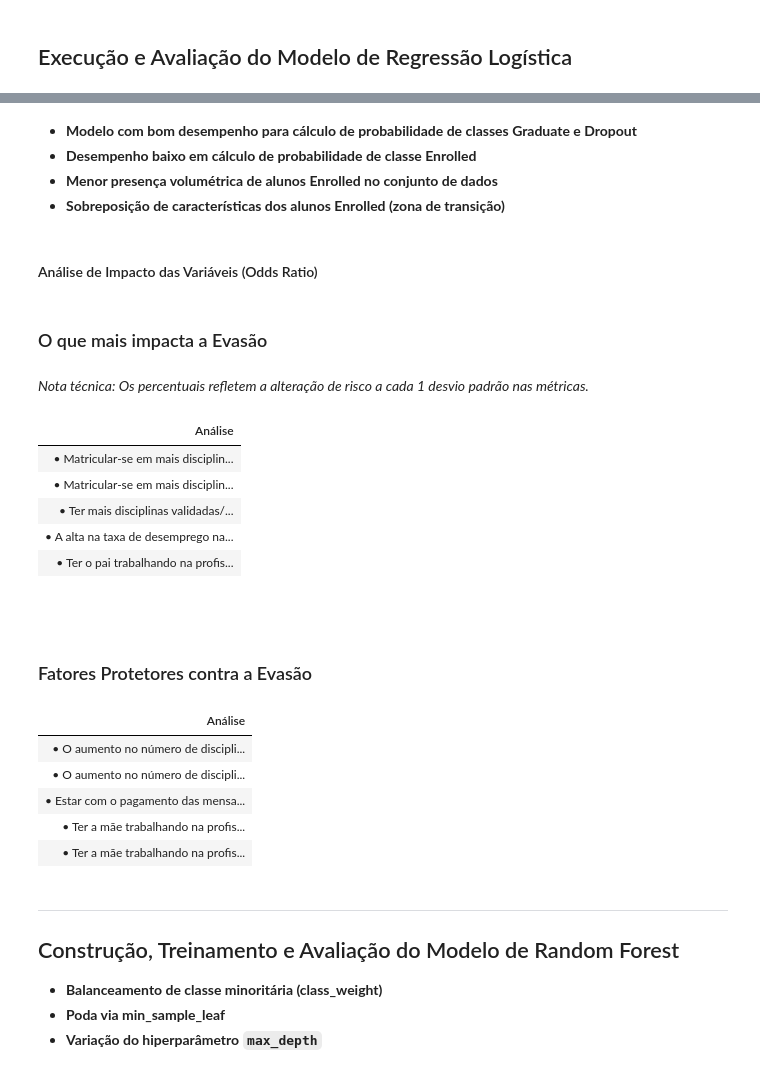
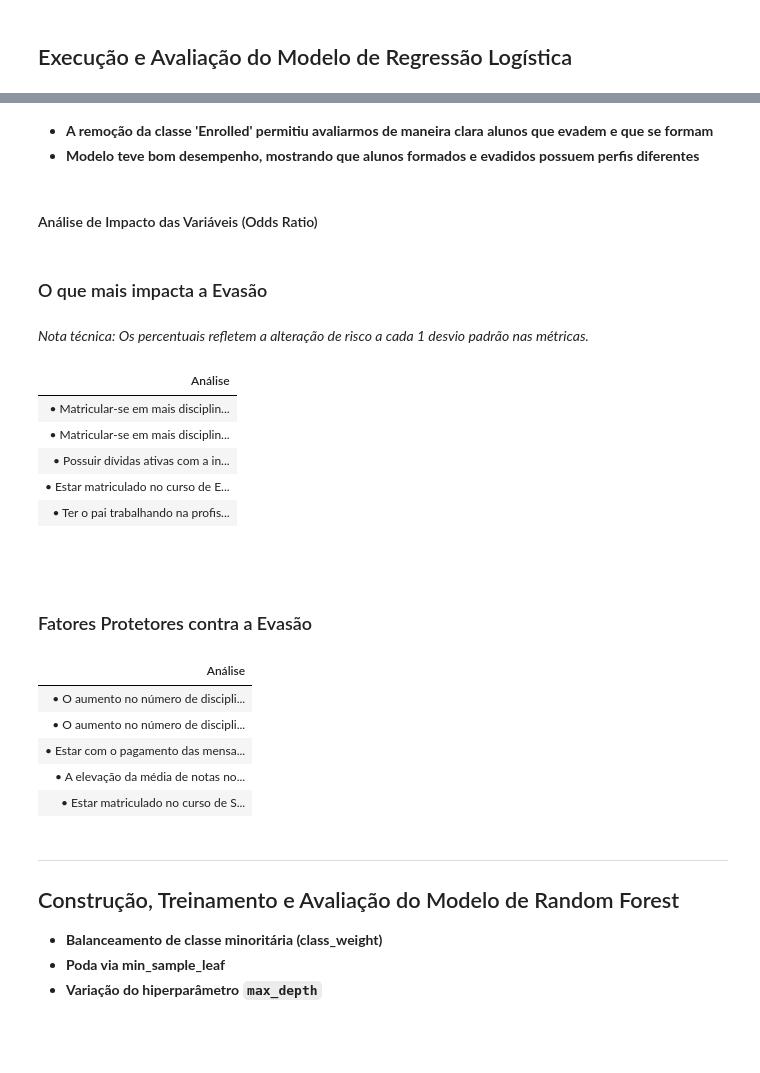
Before and after one commit to eduardo-de-bastiani/T1_IA, a Jupyter notebook: T1_IA.ipynb, the cells around one changed output, grey strips where cells are left out. Saved outputs shown, nothing was run; the diff lists cells and outputs as text; code cells hidden in the pictures; blank space fills up the shorter version.

```diff
--- a/T1_IA.ipynb
+++ b/T1_IA.ipynb
@@ -566,4 +566,6 @@ df_dropout = pd.get_dummies(df_dropout, columns=colunas_categoricas_disfarcadas,
 # %%
+df_dropout = df_dropout[df_dropout['Target'] != 'Enrolled']
+
 X = df_dropout.drop('Target', axis=1)
 y_raw = df_dropout['Target']
 
@@ -655,8 +654,6 @@ plt.show()
 # %% [markdown]
-- **Modelo com bom desempenho para cálculo de probabilidade de classes Graduate e Dropout**
-- **Desempenho baixo em cálculo de probabilidade de classe Enrolled**
-- **Menor presença volumétrica de alunos Enrolled no conjunto de dados**
-- **Sobreposição de características dos alunos Enrolled (zona de transição)**
+- **A remoção da classe 'Enrolled' permitiu avaliarmos de maneira clara alunos que evadem e que se formam**
+- **Modelo teve bom desempenho, mostrando que alunos formados e evadidos possuem perfis diferentes**
 # %% [markdown]
 #### Análise de Impacto das Variáveis (Odds Ratio)
 # %%
@@ -734,42 +731,41 @@ def criar_frase_explicativa(coluna_original, variacao_perc):
 
     return f"{sujeito} {verbo} o risco de evasão em {impacto_formatado}."
 
-idx_dropout = list(label_encoder_dropout.classes_).index('Dropout')
-coeficientes_dropout = lr_model.coef_[idx_dropout]
+coeficientes_dropout = -lr_model.coef_[0]
 
 df_impacto = pd.DataFrame({
     'Indicador Original': X.columns,
     'Coeficiente': coeficientes_dropout,
     'Odds_Ratio': np.exp(coeficientes_dropout)
 })
 
 df_impacto['Variacao_Percentual'] = (df_impacto['Odds_Ratio'] - 1) * 100
 
 df_impacto['Análise'] = df_impacto.apply(
     lambda row: criar_frase_explicativa(row['Indicador Original'], row['Variacao_Percentual']), axis=1
 )
 
 risco_top = df_impacto.sort_values(by='Coeficiente', ascending=False).head(5)
 protecao_top = df_impacto.sort_values(by='Coeficiente', ascending=True).head(5)
 
 estilo_tabela = {'text-align': 'left', 'font-size': '14px', 'padding': '8px'}
 
 display(Markdown("### O que mais impacta a Evasão"))
 display(Markdown("*Nota técnica: Os percentuais refletem a alteração de risco a cada 1 desvio padrão nas métricas.*"))
 display(risco_top[['Análise']].style.hide(axis='index').set_properties(**estilo_tabela))
 
 display(Markdown("<br>"))
 
 display(Markdown("### Fatores Protetores contra a Evasão"))
 display(protecao_top[['Análise']].style.hide(axis='index').set_properties(**estilo_tabela))
 # %% [output]
 ### O que mais impacta a Evasão
 *Nota técnica: Os percentuais refletem a alteração de risco a cada 1 desvio padrão nas métricas.*
 | Análise |
 | • Matricular-se em mais disciplin... |
 | • Matricular-se em mais disciplin... |
-| • Ter mais disciplinas validadas/... |
-| • A alta na taxa de desemprego na... |
+| • Possuir dívidas ativas com a in... |
+| • Estar matriculado no curso de E... |
 | • Ter o pai trabalhando na profis... |
 <br>
 ### Fatores Protetores contra a Evasão
@@ -777,8 +773,8 @@ display(protecao_top[['Análise']].style.hide(axis='index').set_properties(**est
 | • O aumento no número de discipli... |
 | • O aumento no número de discipli... |
 | • Estar com o pagamento das mensa... |
-| • Ter a mãe trabalhando na profis... |
-| • Ter a mãe trabalhando na profis... |
+| • A elevação da média de notas no... |
+| • Estar matriculado no curso de S... |
 # %% [markdown]
 ---
 ## Construção,  Treinamento e Avaliação do Modelo de Random Forest
```
Also changed, not shown: parts of 7 cells of this notebook, 1 other file.
